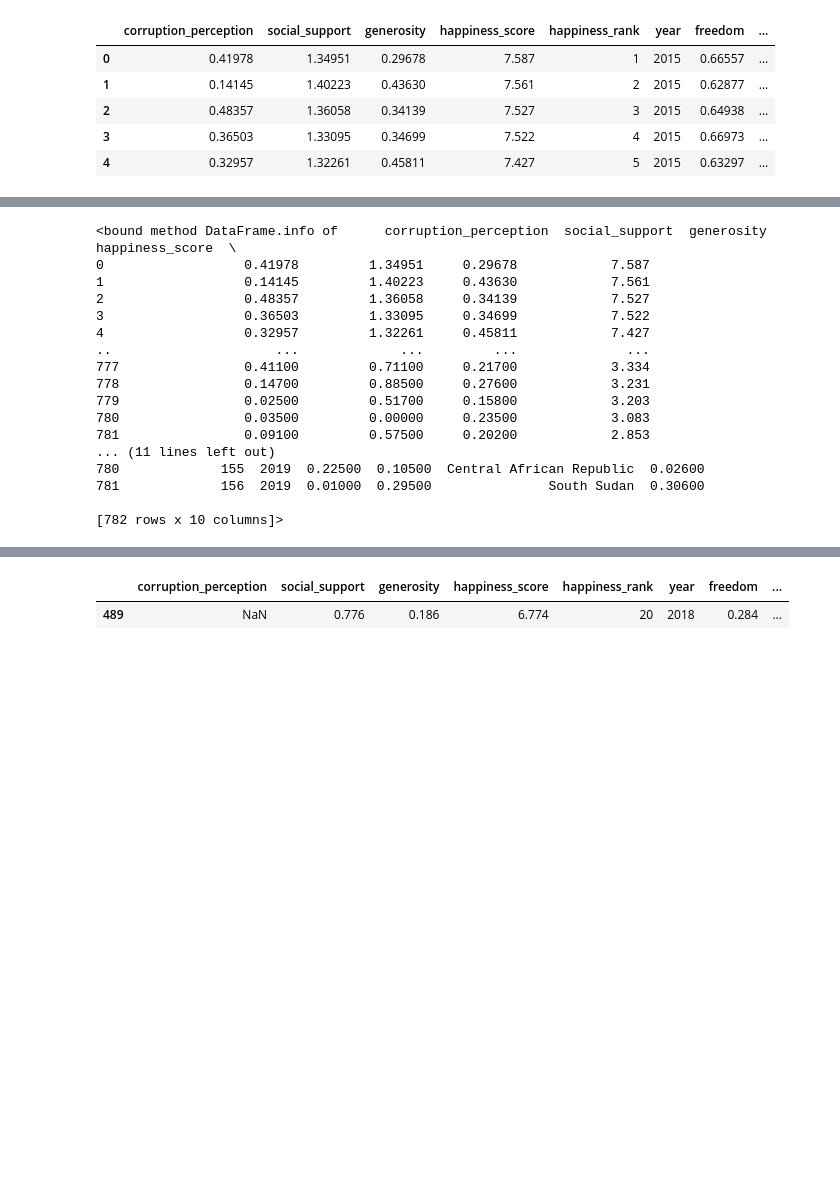
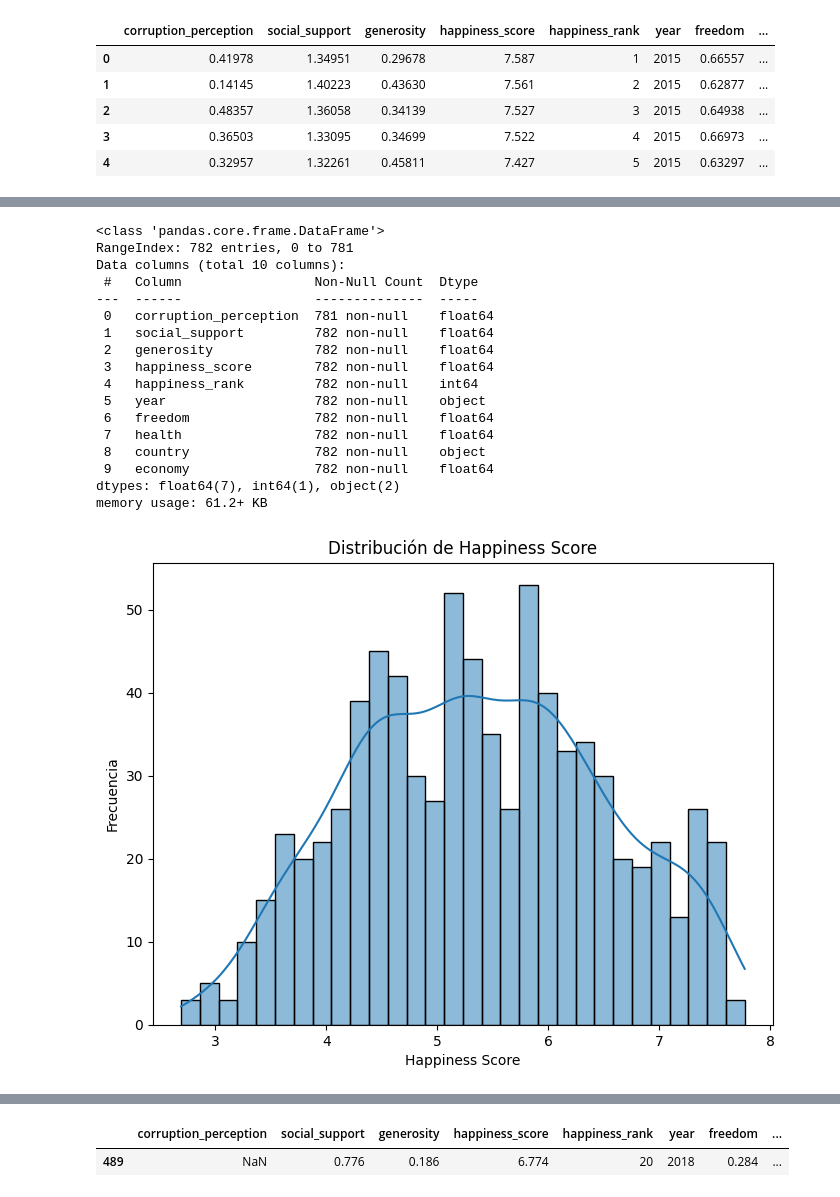
Before and after one commit to juank218/workshop3__ETL, a Jupyter notebook: notebooks/EDA.ipynb, the cells around one changed output, grey strips where cells are left out. Saved outputs shown, nothing was run; the diff lists cells and outputs as text; code cells hidden in the pictures; blank space fills up the shorter version.

```diff
--- a/notebooks/EDA.ipynb
+++ b/notebooks/EDA.ipynb
@@ -228,11 +226,3 @@ Data columns (total 9 columns):
  8   Perceptions of corruption     156 non-null    float64
 dtypes: float64(7), int64(1), object(1)
 memory usage: 11.1+ KB
-# %%
-happiness_df = {
-    "2015": data_2015,
-    "2016": data_2016,
-    "2017": data_2017,
-    "2018": data_2018,
-    "2019": data_2019
-}
@@ -406,20 +424,30 @@ merged_df.head()
 # %%
-merged_df.info
+merged_df.info()
 # %% [output]
-<bound method DataFrame.info of      corruption_perception  social_support  generosity  happiness_score  \
-0                  0.41978         1.34951     0.29678            7.587
-1                  0.14145         1.40223     0.43630            7.561
-2                  0.48357         1.36058     0.34139            7.527
-3                  0.36503         1.33095     0.34699            7.522
-4                  0.32957         1.32261     0.45811            7.427
-..                     ...             ...         ...              ...
-777                0.41100         0.71100     0.21700            3.334
-778                0.14700         0.88500     0.27600            3.231
-779                0.02500         0.51700     0.15800            3.203
-780                0.03500         0.00000     0.23500            3.083
-781                0.09100         0.57500     0.20200            2.853
-... (11 lines left out)
-780             155  2019  0.22500  0.10500  Central African Republic  0.02600
-781             156  2019  0.01000  0.29500               South Sudan  0.30600
-
-[782 rows x 10 columns]>
+<class 'pandas.core.frame.DataFrame'>
+RangeIndex: 782 entries, 0 to 781
+Data columns (total 10 columns):
+ #   Column                 Non-Null Count  Dtype
+---  ------                 --------------  -----
+ 0   corruption_perception  781 non-null    float64
+ 1   social_support         782 non-null    float64
+ 2   generosity             782 non-null    float64
+ 3   happiness_score        782 non-null    float64
+ 4   happiness_rank         782 non-null    int64
+ 5   year                   782 non-null    object
+ 6   freedom                782 non-null    float64
+ 7   health                 782 non-null    float64
+ 8   country                782 non-null    object
+ 9   economy                782 non-null    float64
+dtypes: float64(7), int64(1), object(2)
+memory usage: 61.2+ KB
+# %%
+# Distribución de la variable objetivo "Happiness Score"
+plt.figure(figsize=(8, 6))
+sns.histplot(merged_df["happiness_score"], bins=30, kde=True)
+plt.title("Distribución de Happiness Score")
+plt.xlabel("Happiness Score")
+plt.ylabel("Frecuencia")
+plt.show()
+# %% [output]
+[figure, added]
```
Also changed, not shown: parts of 19 cells of this notebook, 1 other file.
